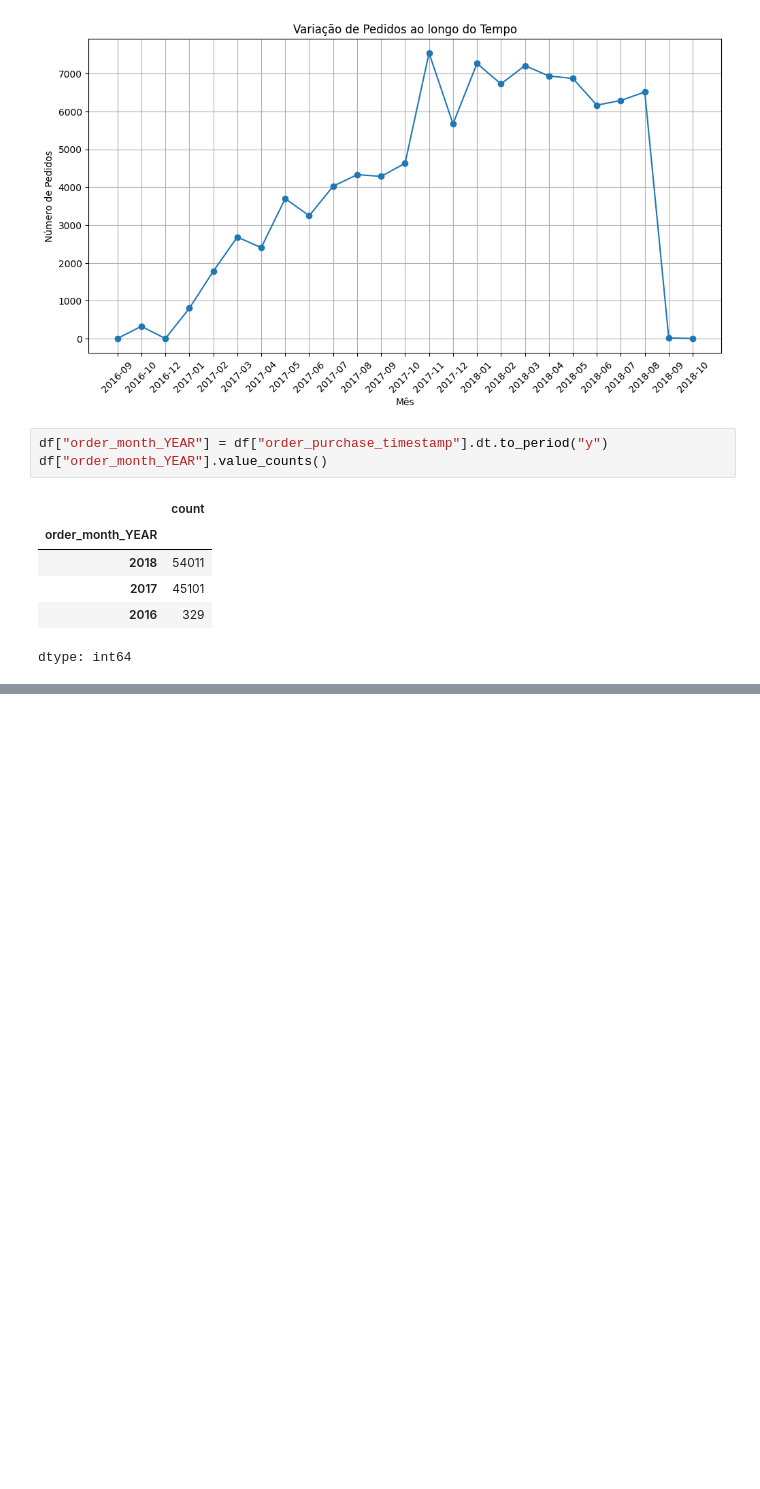
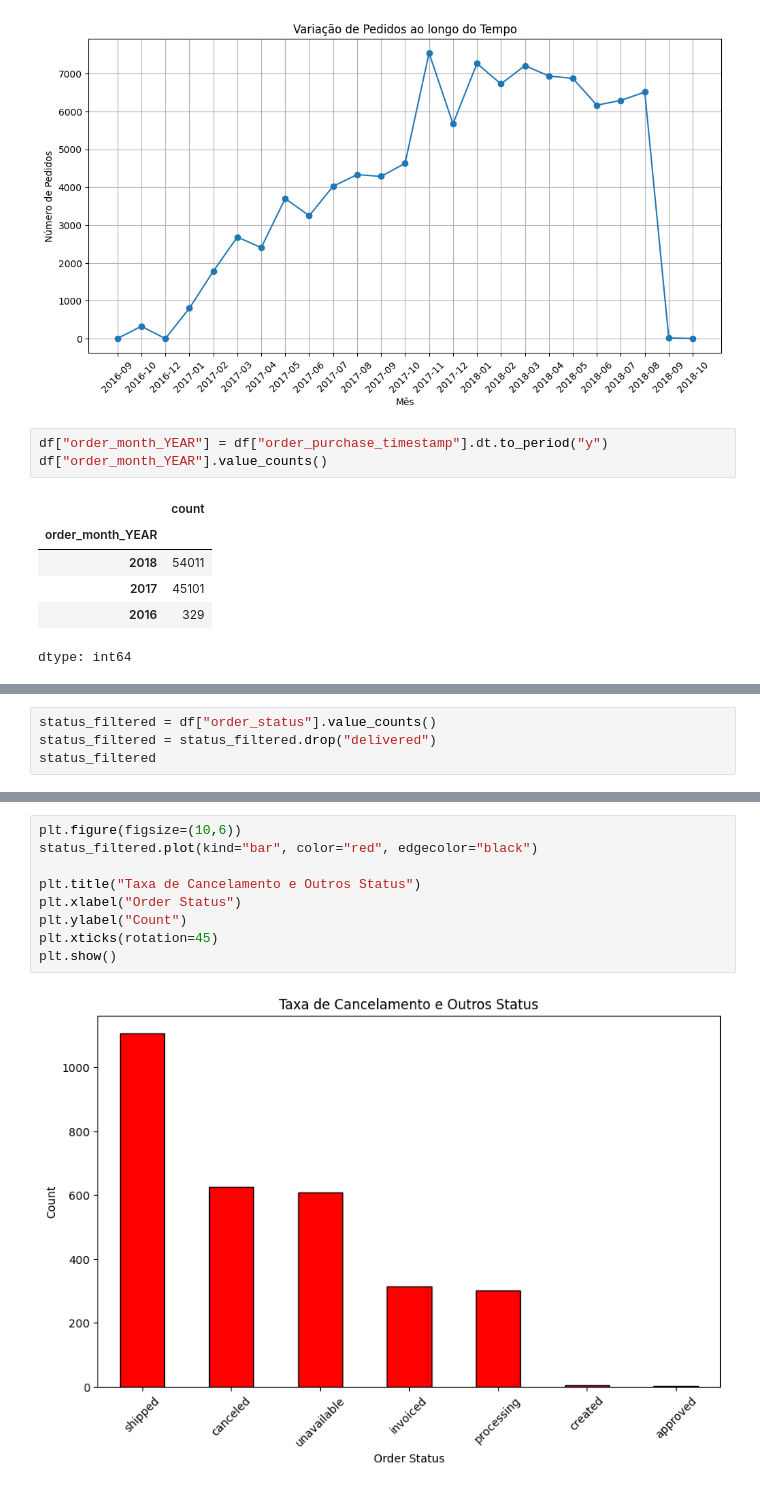
Before and after one commit to talescn/KAGGLE---Brazilian-E-Commerce, a Jupyter notebook: Brazilian_E_Commerce_Public_Dataset_by_Olist.ipynb, the cells around one changed output, grey strips where cells are left out. Saved outputs shown, nothing was run; the diff lists cells and outputs as text; blank space fills up the shorter version.

```diff
--- a/Brazilian_E_Commerce_Public_Dataset_by_Olist.ipynb
+++ b/Brazilian_E_Commerce_Public_Dataset_by_Olist.ipynb
@@ -314,0 +324,4 @@ dtype: int64
+# %%
+status_filtered = df["order_status"].value_counts()
+status_filtered = status_filtered.drop("delivered")
+status_filtered
@@ -314,0 +339,11 @@ dtype: int64
+# %%
+plt.figure(figsize=(10,6))
+status_filtered.plot(kind="bar", color="red", edgecolor="black")
+
+plt.title("Taxa de Cancelamento e Outros Status")
+plt.xlabel("Order Status")
+plt.ylabel("Count")
+plt.xticks(rotation=45)
+plt.show()
+# %% [output]
+[figure, added]
```
Also changed, not shown: parts of 36 cells of this notebook.
